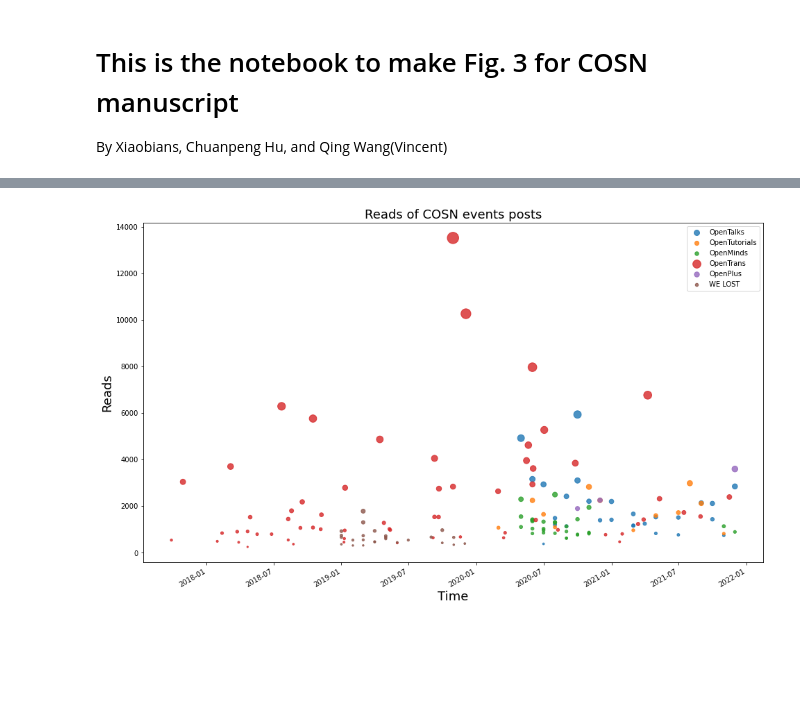
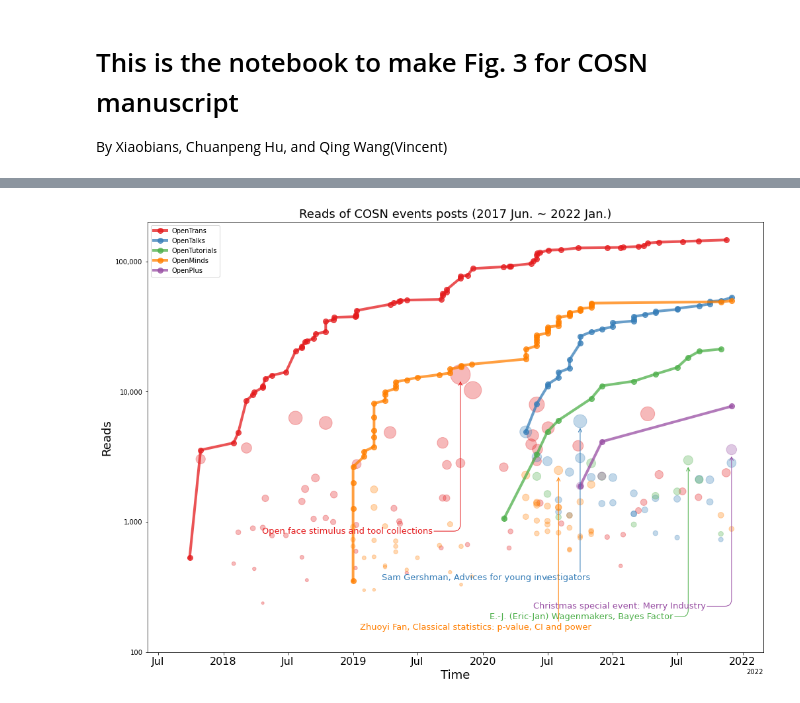
Before and after one commit to Chinese-Open-Science-Network/COSN_Manuscript, a Jupyter notebook: notebooks/cosn_fig3.ipynb, the cells around one changed output, grey strips where cells are left out. Saved outputs shown, nothing was run; the diff lists cells and outputs as text; code cells hidden in the pictures; blank space fills up the shorter version.

Commit message:
update fig3: combining line and bubble plot

```diff
--- a/notebooks/cosn_fig3.ipynb
+++ b/notebooks/cosn_fig3.ipynb
@@ -68,24 +80,59 @@ Summary statistics of open science events:
 # %%
-# simple line plot
-import matplotlib.dates
+# events scatter and line plot
+from matplotlib.dates import DateFormatter
+import matplotlib.dates as mdates
+import matplotlib.units as munits
+from datetime import datetime
+converter = mdates.ConciseDateConverter()
+munits.registry[np.datetime64] = converter
+munits.registry[datetime.date] = converter
 
 save_fig=0
 vis_df = data_df.copy()
-events_list = ['OpenTalks', 'OpenTutorials', 'OpenMinds', 'OpenTrans', 'OpenPlus', 'WE LOST']
+events_list = ['OpenTrans', 'OpenTalks', 'OpenTutorials', 'OpenMinds', 'OpenPlus']
+color_list  = ['#e41a1c',  '#377eb8', '#4daf4a',  '#ff7f00', '#984ea3']
 #vis_df['Date'] = [custom_date(float(x)) for x in vis_df['Date']]
 
-figure_size=(16, 10)
-x_tick_rotation=90
-f1, ax_lineplot = plt.subplots(figsize=figure_size, facecolor='w', edgecolor='lightgray')
+figure_size=(14, 10)
+X_LIM=['2017-06', '2022-03']
+X_LIM=tuple([np.datetime64(x) for x in X_LIM])
+Y_TICKS=[2, 3, 4, 5]
+Y_TICK_LABELS=['100', '1,000', '10,000', '100,000']
+locator = mdates.AutoDateLocator(minticks=5, maxticks=12)
+formatter = mdates.ConciseDateFormatter(locator)
+
+f1, ax_lineplot = plt.subplots(figsize=figure_size, facecolor='w', edgecolor='lightgray', constrained_layout=True,)
 
 for event_str in events_list:
-    plt.scatter(vis_df[vis_df['Events']==event_str].Date, vis_df[vis_df['Events']==event_str].Reads, alpha=0.8, sizes=vis_df[vis_df['Events']==event_str].Reads/50)
+    index_plt=events_list.index(event_str)
+    tmp_df=vis_df[vis_df['Events']==event_str].copy().reset_index(drop=True);
+    max_indx = tmp_df['Reads'].idxmax()
+    x_max=tmp_df.iloc[max_indx, 1]
+    y_max=tmp_df.iloc[max_indx, 2]
+    text_max=tmp_df.iloc[max_indx, 4]
+    print(event_str, max_indx, x_max, y_max, text_max)
+    plt.scatter(tmp_df.Date, np.log10(tmp_df.Reads), alpha=0.3, sizes=tmp_df.Reads/15, c=color_list[index_plt])
+    tmp_df=tmp_df.sort_values(by=['Date']).copy()
+    tmp_df['Reads']=np.cumsum(tmp_df.Reads)
+    #display(tmp_df)
+    ax_lineplot.annotate(text_max, (mdates.date2num(x_max), np.log10(y_max)), xytext=(-300, -240), c=color_list[index_plt],
+                         textcoords='offset points', fontsize=13, arrowprops=dict(arrowstyle="->", facecolor=color_list[index_plt], edgecolor=color_list[index_plt], shrinkA=0, shrinkB=10, connectionstyle="angle,angleA=0,angleB=90,rad=10"))
+    plt.plot(tmp_df.Date, np.log10(tmp_df.Reads), linewidth=4, alpha=0.75, marker='o', markersize=8, c=color_list[index_plt]) #, alpha=0.65
+    #lineplot
+
+for label in ax_lineplot.get_xticklabels():
+    label.set_fontsize(16)
+
+ax_lineplot.xaxis.set_major_locator(locator)
+ax_lineplot.xaxis.set_major_formatter(formatter)
 
 plt.xlabel('Time', fontsize=18)
 plt.ylabel('Reads', fontsize=18)
-plt.title('Reads of COSN events posts', fontsize=18)
+plt.xlim(X_LIM)
+plt.yticks(Y_TICKS, Y_TICK_LABELS)
+
+plt.title('Reads of COSN events posts (2017 Jun. ~ 2022 Jan.)', fontsize=18)
 plt.legend(events_list)
-plt.gcf().autofmt_xdate()
-
+ax_lineplot.fmt_xdata = DateFormatter('%Y-%m')
 if save_fig: print('saving...'); f1.savefig(( fig_dir / 'Fig3-cosn_events_scatter.jpg'), dpi=300, bbox_inches='tight', pad_inches=0.1);
 # %% [output]
@@ -92 +145 @@ if save_fig: print('saving...'); f1.savefig(( fig_dir / 'Fig3-cosn_events_scatte
-[figure, old version]
+[figure, new version]
```
Also changed, not shown: parts of 4 cells of this notebook, 1 other file.
